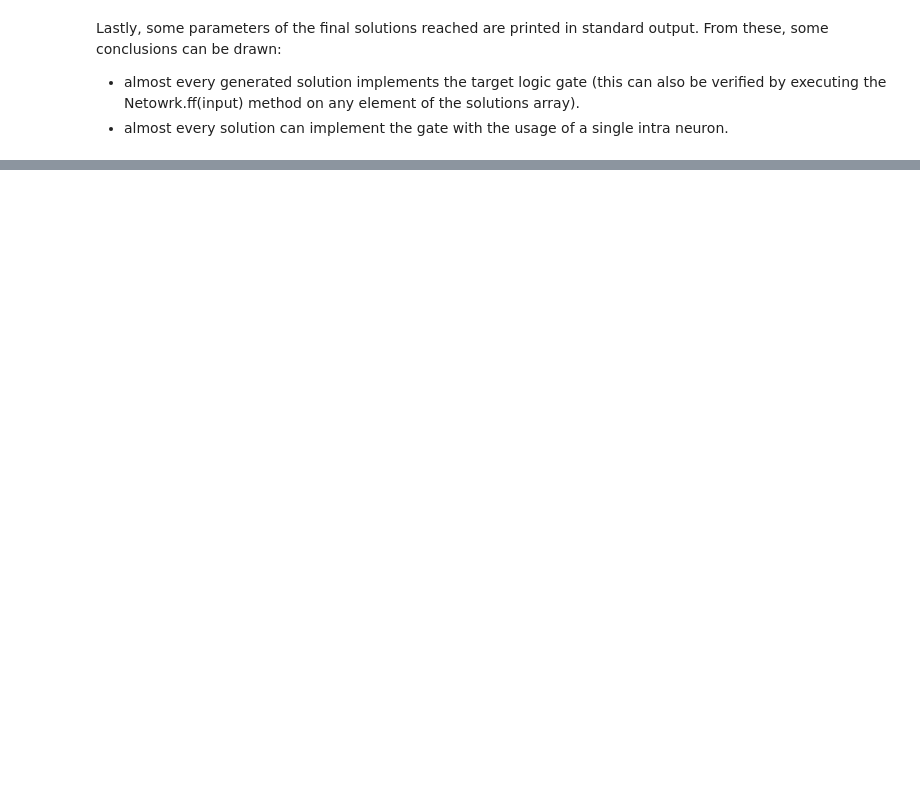
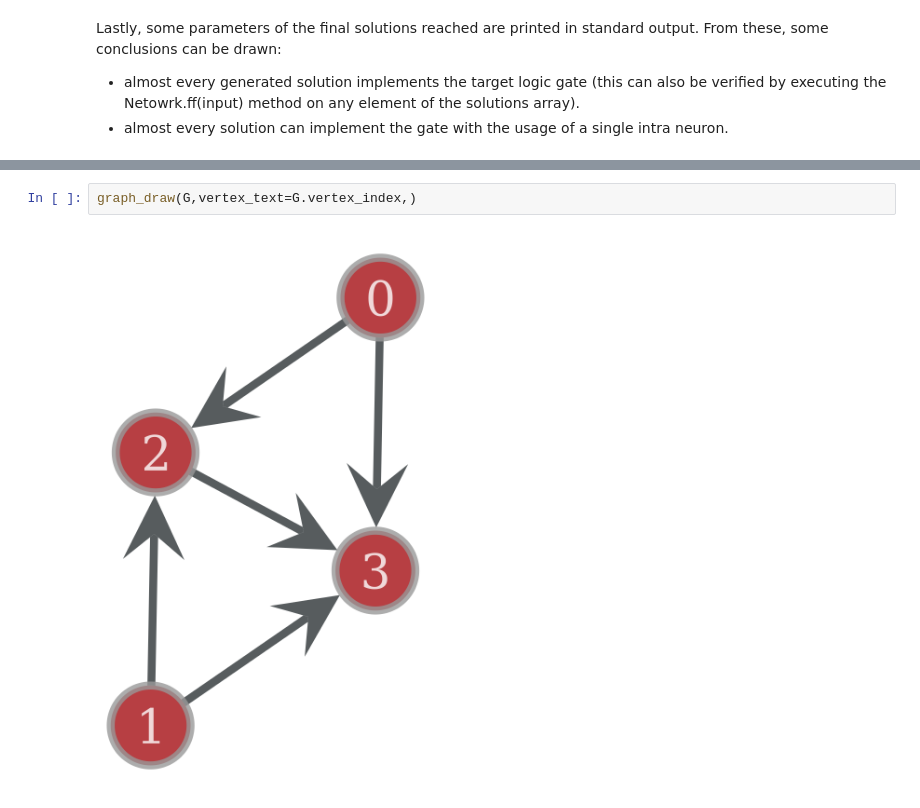
Before and after one commit to pietromalagoli/NeuronEvolution, a Jupyter notebook: Perceptron/xor.ipynb, the cells around one changed output, grey strips where cells are left out. Saved outputs shown, nothing was run; the diff lists cells and outputs as text; blank space fills up the shorter version.

```diff
--- a/Perceptron/xor.ipynb
+++ b/Perceptron/xor.ipynb
@@ -98,0 +148,4 @@ Lastly, some parameters of the final solutions reached are printed in standard o
+# %%
+graph_draw(G,vertex_text=G.vertex_index,)
+# %% [output]
+[figure, added]
```
Also changed, not shown: parts of 14 cells of this notebook, 8 other files.
